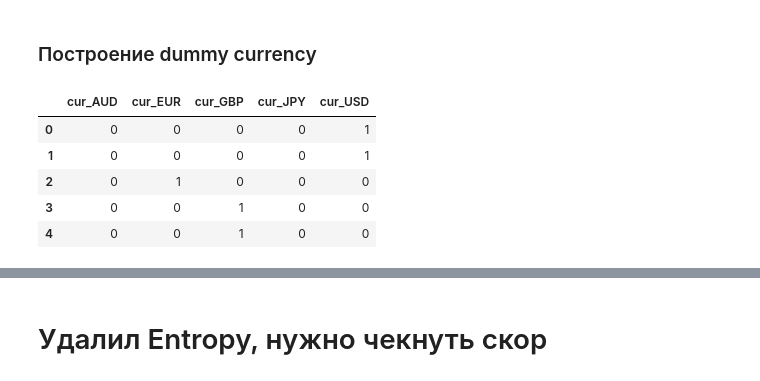
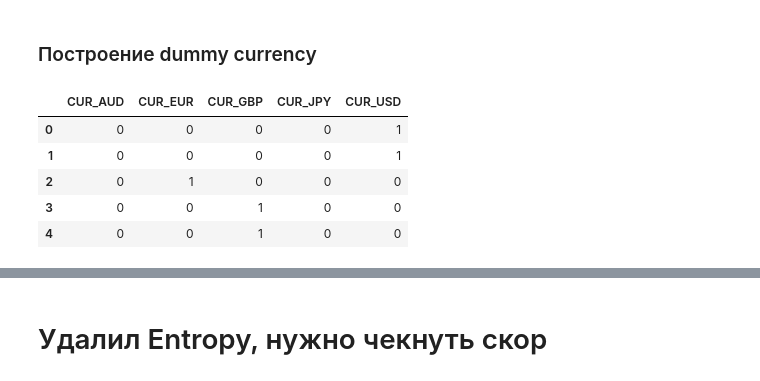
Before and after one commit to ppetrushenkov/fx_news_bot, a Jupyter notebook: notebooks/train_model_pipeline_nb.ipynb, the cells around one changed output, grey strips where cells are left out. Drawn from its saved outputs; the diff is of its cells as text; code cells hidden in the pictures.

```diff
--- a/notebooks/train_model_pipeline_nb.ipynb
+++ b/notebooks/train_model_pipeline_nb.ipynb
@@ -532,8 +695,8 @@ def get_specific_event_type(title: str) -> str:
     return "OTHER"
 # %%
 # news['event_type'] = news['indicator'].apply(get_specific_event_type)
-news['event_type'] = news['title'].apply(get_specific_event_type)
+news['specific_event'] = news['title'].apply(get_specific_event_type)
 # %%
-dummy_events = pd.get_dummies(news['event_type'], prefix='e').astype(int).drop(['e_OTHER'], axis=1)
+dummy_events = pd.get_dummies(news['specific_event'], prefix='IS').astype(int).drop(['IS_OTHER'], axis=1)
 dummy_events
 # %% [output]
@@ -563,12 +726,12 @@ news.head()
 # %% [markdown]
 ### Добавление флага ключевого события и его веса
 # %%
-KEY_EVENTS = {
+KEY_EVENTS = [
     "NFP", "CPI", "CORE_CPI", "PCE", "FOMC_RATE", "FOMC_PRES_CONF",
     "PMI_MANUFACTURING", "PMI_SERVICES", "GDP"
-}
+]
 
-news["is_key_event"] = news["event_type"].isin(KEY_EVENTS)
+news["is_key_event"] = news["specific_event"].isin(KEY_EVENTS)
 # %%
 EVENT_WEIGHTS = {
     "NFP": 5,
@@ -584,7 +747,7 @@ EVENT_WEIGHTS = {
     "OTHER": 1
 }
 
-news["event_weight"] = news["event_type"].map(EVENT_WEIGHTS)
+news["event_weight"] = news["specific_event"].map(EVENT_WEIGHTS)
 # %%
 news['impact_rank'] = news['importance'] + 1
 # %%
@@ -599,10 +762,10 @@ news.head(5)
 # %% [markdown]
 ### Построение dummy currency
 # %%
-dummy_currency = pd.get_dummies(news['currency'], prefix='cur').astype(int)
+dummy_currency = pd.get_dummies(news['currency'], prefix='CUR').astype(int)
 dummy_currency.head()
 # %% [output]
-|  | cur_AUD | cur_EUR | cur_GBP | cur_JPY | cur_USD |
+|  | CUR_AUD | CUR_EUR | CUR_GBP | CUR_JPY | CUR_USD |
 | 0 | 0 | 0 | 0 | 0 | 1 |
 | 1 | 0 | 0 | 0 | 0 | 1 |
 | 2 | 0 | 1 | 0 | 0 | 0 |
```
Also changed, not shown: parts of 55 cells of this notebook, 3 other files.
